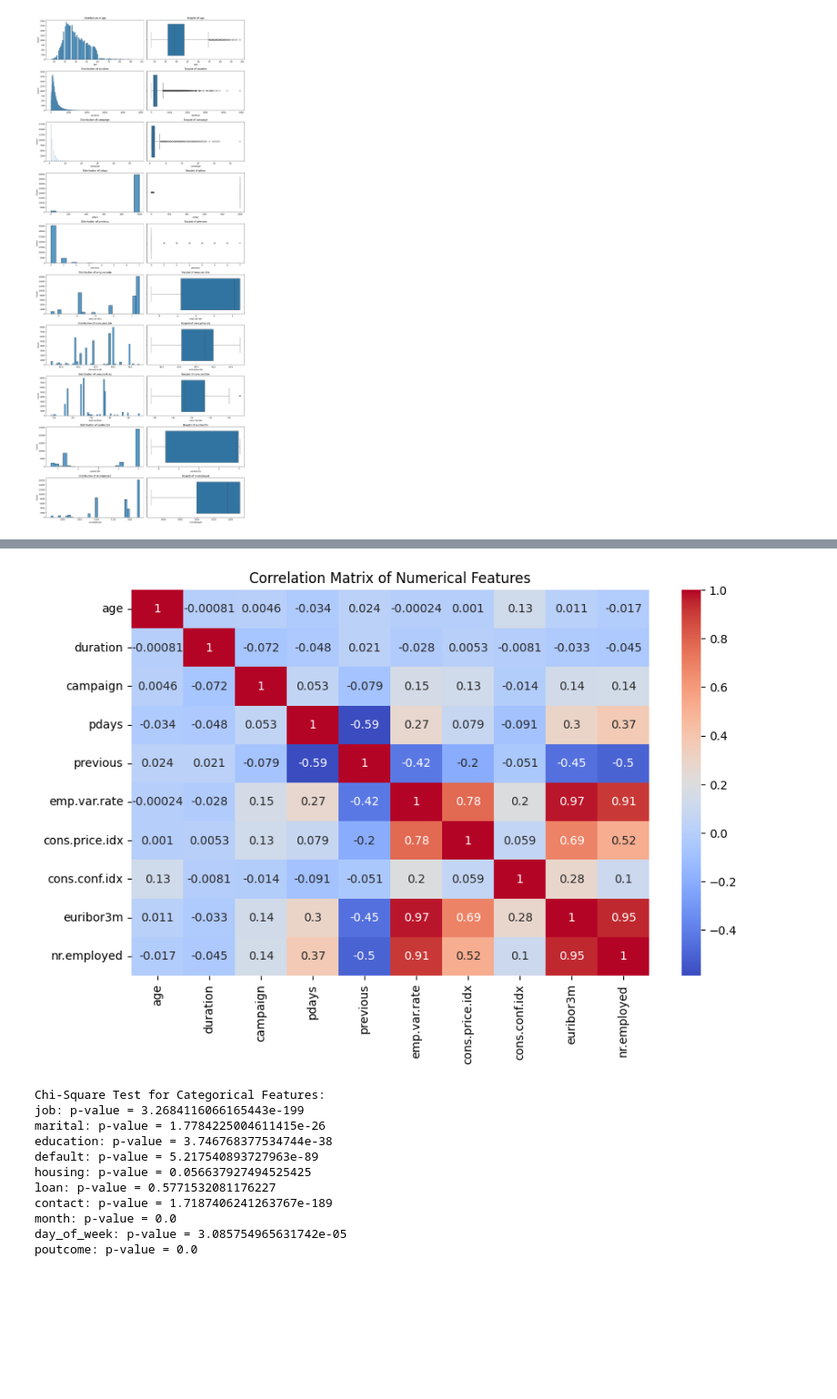
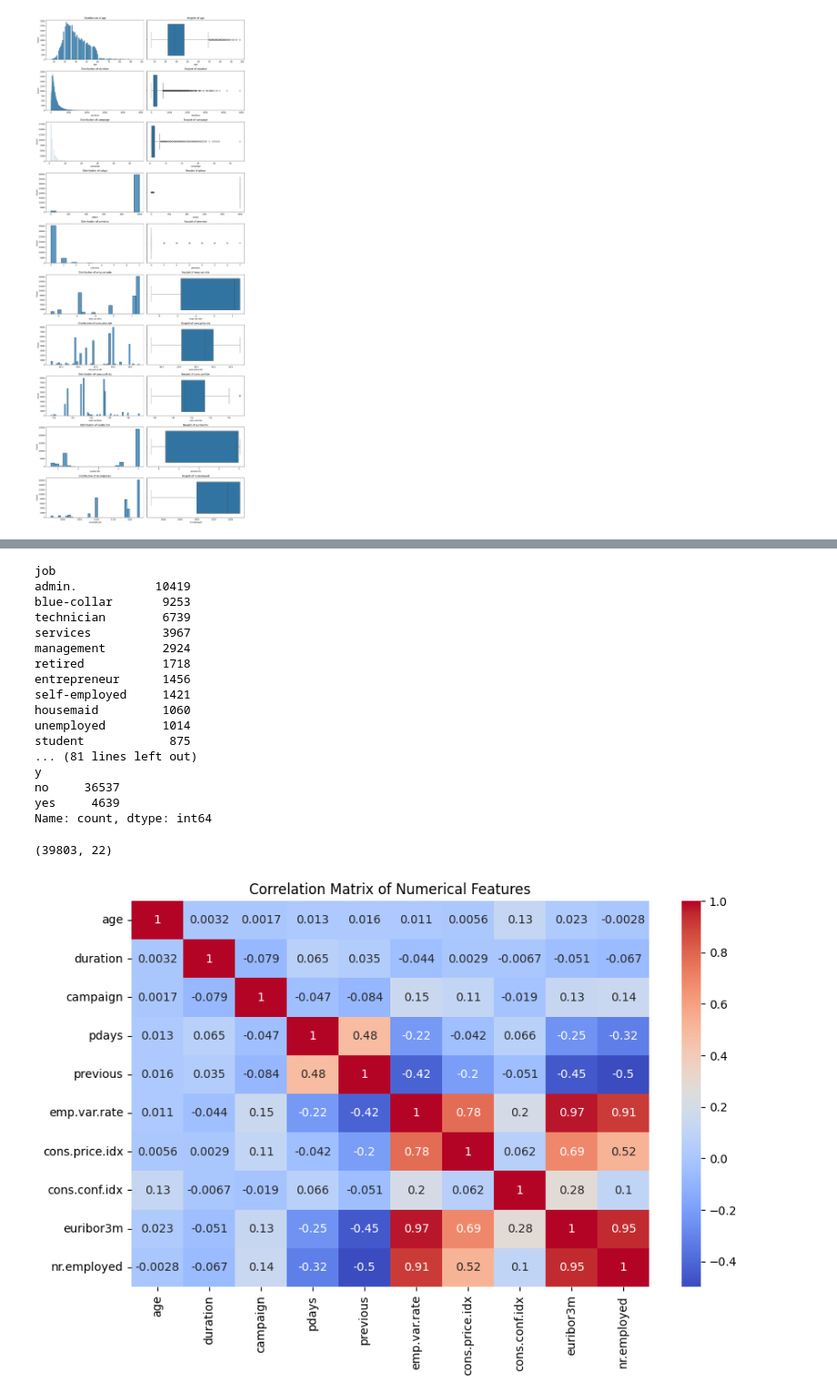
Before and after one commit to RoseBud31/ML-Project, a Jupyter notebook: notebooks/eda.ipynb, the cells around one changed output, grey strips where cells are left out. Shown at 91% size. Saved outputs shown, nothing was run; the diff lists cells and outputs as text; code cells hidden in the pictures; blank space fills up the shorter version.

```diff
--- a/notebooks/eda.ipynb
+++ b/notebooks/eda.ipynb
@@ -139,0 +179,2 @@ for i in ['age', 'job', 'marital', 'education', 'default', 'housing',
+# %%
+data = pd.read_csv("../data/data_cleaned.csv")
@@ -140,30 +214,40 @@ for i in ['age', 'job', 'marital', 'education', 'default', 'housing',
+# %%
+for i in data.select_dtypes(include=['object']).columns:
+    print(data[i].value_counts())
+    print('\n')
+# %% [output]
+job
+admin.           10419
+blue-collar       9253
+technician        6739
+services          3967
+management        2924
+retired           1718
+entrepreneur      1456
+self-employed     1421
+housemaid         1060
+unemployed        1014
+student            875
+... (81 lines left out)
+y
+no     36537
+yes     4639
+Name: count, dtype: int64
+# %%
+data = data.drop(data[data['job'] == 'unknown'].index, axis =0, inplace=False)
+data = data.drop(data[data['loan'] == 'unknown'].index, axis =0, inplace=False)
+data = data.drop(data[data['housing'] == 'unknown'].index, axis =0, inplace=False)
+data = data.drop(data[data['marital'] == 'unknown'].index, axis =0, inplace=False)
+# %%
+data.shape
+# %% [output]
+(39803, 22)
 # %%
 # Correlation heatmap for numerical features
 plt.figure(figsize=(10, 6))
 correlation_matrix = data[numerical_features].corr()
 sns.heatmap(correlation_matrix, annot=True, cmap='coolwarm')
 plt.title("Correlation Matrix of Numerical Features")
 plt.show()
-
-# Chi-square test for categorical features vs target variable
-from scipy.stats import chi2_contingency
-
-print("\nChi-Square Test for Categorical Features:")
-for feature in categorical_features:
-    if feature != 'y':  # Exclude target variable
-        contingency_table = pd.crosstab(data[feature], data['y'])
-        chi2, p, dof, expected = chi2_contingency(contingency_table)
-        print(f"{feature}: p-value = {p}")
 # %% [output]
-[figure, old version]
+[figure, new version]
-Chi-Square Test for Categorical Features:
-job: p-value = 3.2684116066165443e-199
-marital: p-value = 1.7784225004611415e-26
-education: p-value = 3.746768377534744e-38
-default: p-value = 5.217540893727963e-89
-housing: p-value = 0.056637927494525425
-loan: p-value = 0.5771532081176227
-contact: p-value = 1.7187406241263767e-189
-month: p-value = 0.0
-day_of_week: p-value = 3.085754965631742e-05
-poutcome: p-value = 0.0
```
Also changed, not shown: parts of 27 cells of this notebook, 20 other files.
